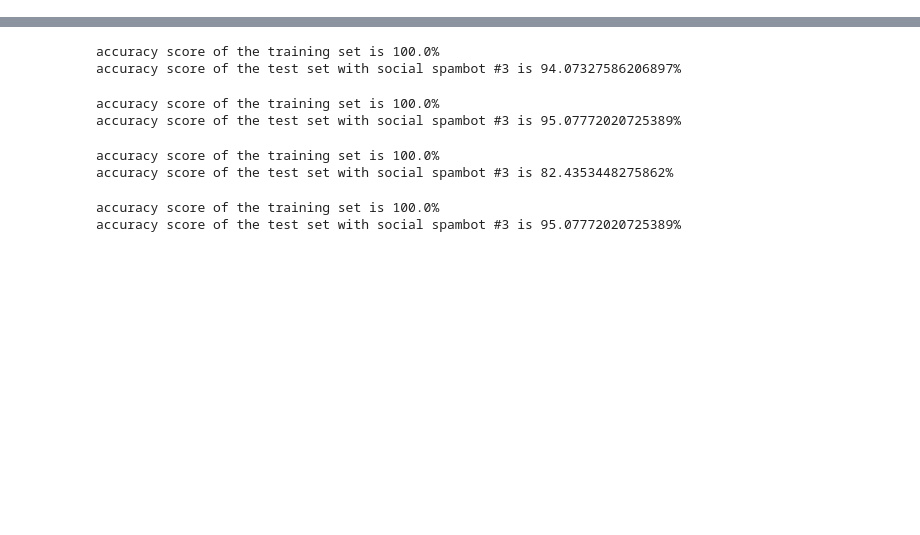
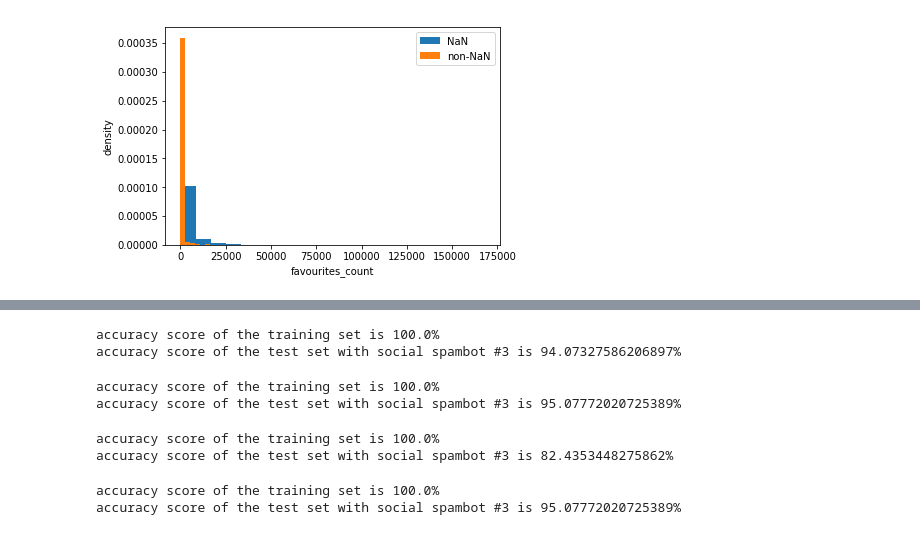
Before and after one commit to kiatomius/testpages, a Jupyter notebook: notebooks/model_withsentiment_final.ipynb, the cells around one changed output, grey strips where cells are left out. Saved outputs shown, nothing was run; the diff lists cells and outputs as text; code cells hidden in the pictures; blank space fills up the shorter version.

```diff
--- a/notebooks/model_withsentiment_final.ipynb
+++ b/notebooks/model_withsentiment_final.ipynb
@@ -273,3 +273,12 @@ def add_missingness(df):
 # %%
 df_train_2=add_missingness(df_train)
 df_test_3_2=add_missingness(df_test_3)
+# %%
+#checking bias of missingness
+plt.hist(df_train_2.favourites_count[df_train_2.Missingness==1],bins=20,label='NaN',density=True)
+plt.hist(df_train_2.favourites_count[df_train_2.Missingness==0],bins=20,label='non-NaN',density=True)
+plt.legend()
+plt.xlabel("favourites_count")
+plt.ylabel("density");
+# %% [output]
+[figure, added]
```
Also changed, not shown: parts of 8 cells of this notebook.
